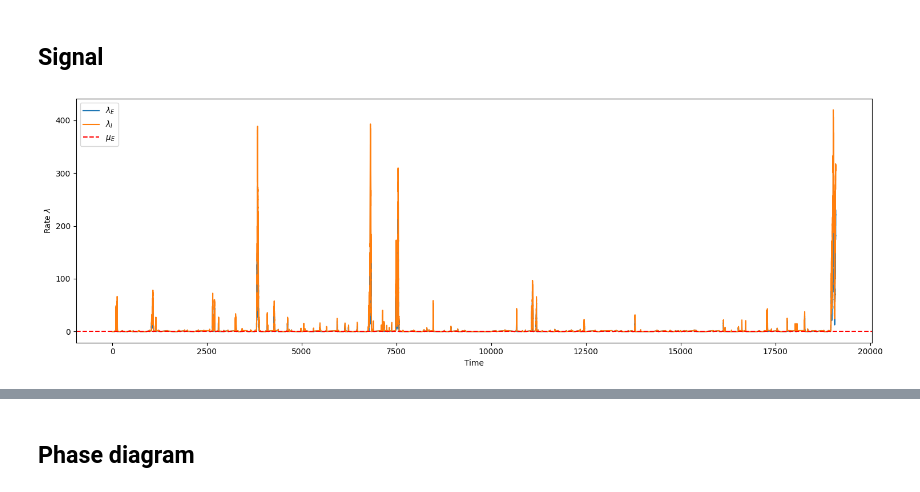
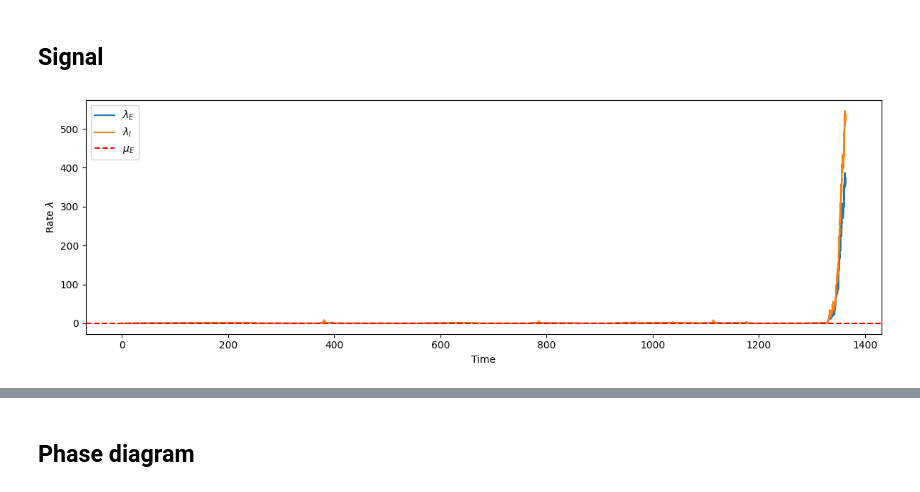
Before and after one commit to RivasAntonio/TFM, a Jupyter notebook: Códigos/Hawkes/save_data.ipynb, the cells around one changed output, grey strips where cells are left out. Drawn from its saved outputs; the diff is of its cells as text; code cells hidden in the pictures.

```diff
--- a/Códigos/Hawkes/save_data.ipynb
+++ b/Códigos/Hawkes/save_data.ipynb
@@ -1444,9 +1464,9 @@ executing.executing.NotOneValueFound: Expected one value, found 0
 # %% [markdown]
 ## "Critical" signal
 # %%
-muE = muI = 10**-4
+muE = muI = 10**-2
 nEE = 1.5   #0.96
 nEI = 1.5     #0.24
 nIE = -0.33    #-0.3
 nII = 0. #0./10
-K = 10**5
+K = 1*10**4
@@ -1454,13 +1506,13 @@ K = 10**5
 ## Signal
 # %%
 times_between_events, times, rate1, rate2, reactions = generate_series_bivariate(K, nEE, nII, nEI, nIE, muE, muI)
-plt.figure(figsize=(15,5))
+plt.figure(figsize=(12,4))
 plt.plot(times, rate1, label='$\lambda_E$')
 plt.plot(times, rate2, label='$\lambda_I$')
 plt.axhline(y=muE, color='r', linestyle='--', label='$\mu_E$')
 plt.xlabel('Time')
 plt.ylabel('Rate $\lambda$')
 plt.legend()
 plt.tight_layout()
 # %% [output]
-[figure, old version]
+[figure, new version]
```
Also changed, not shown: parts of 4 cells of this notebook, 28 other files.
